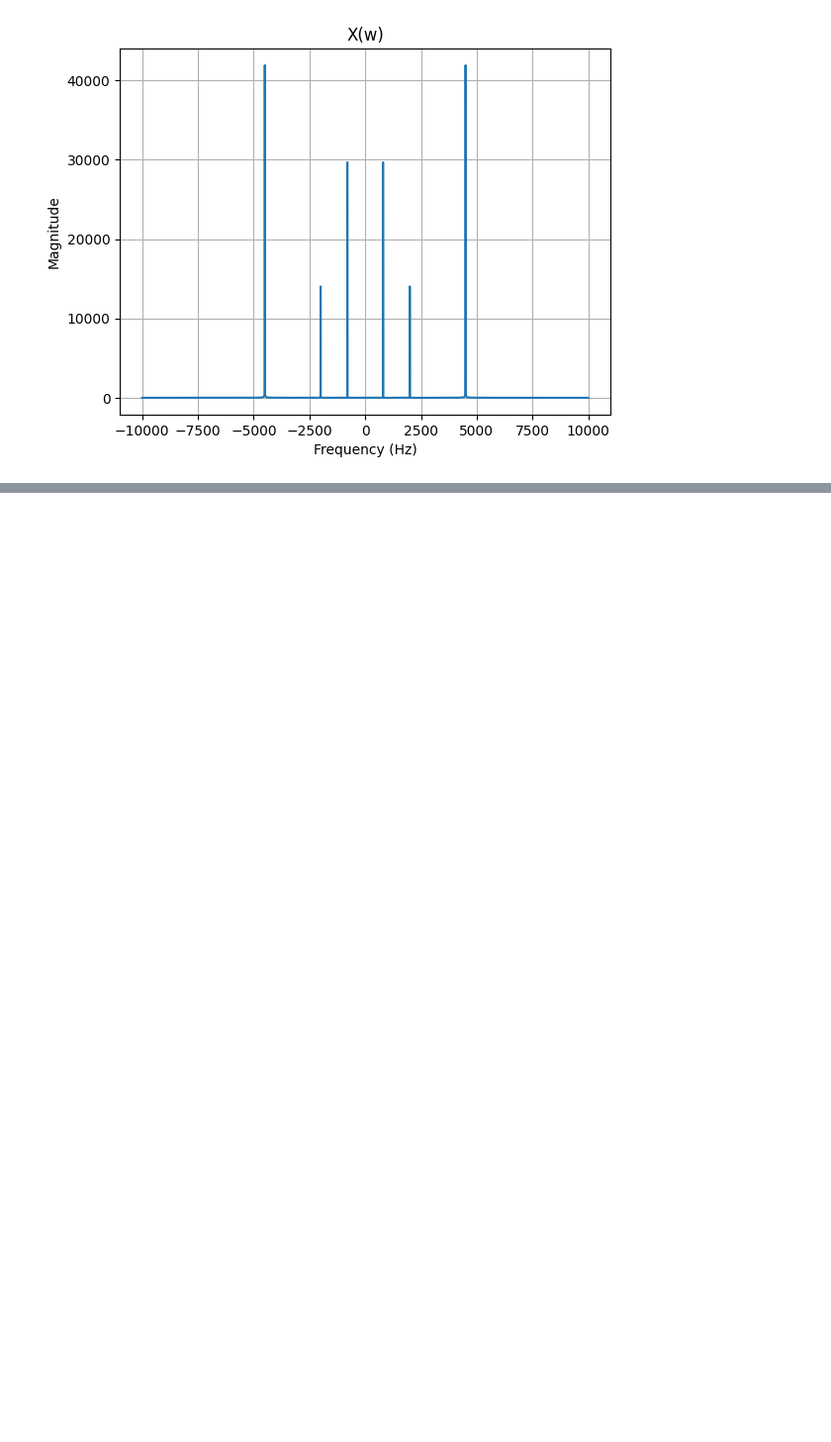
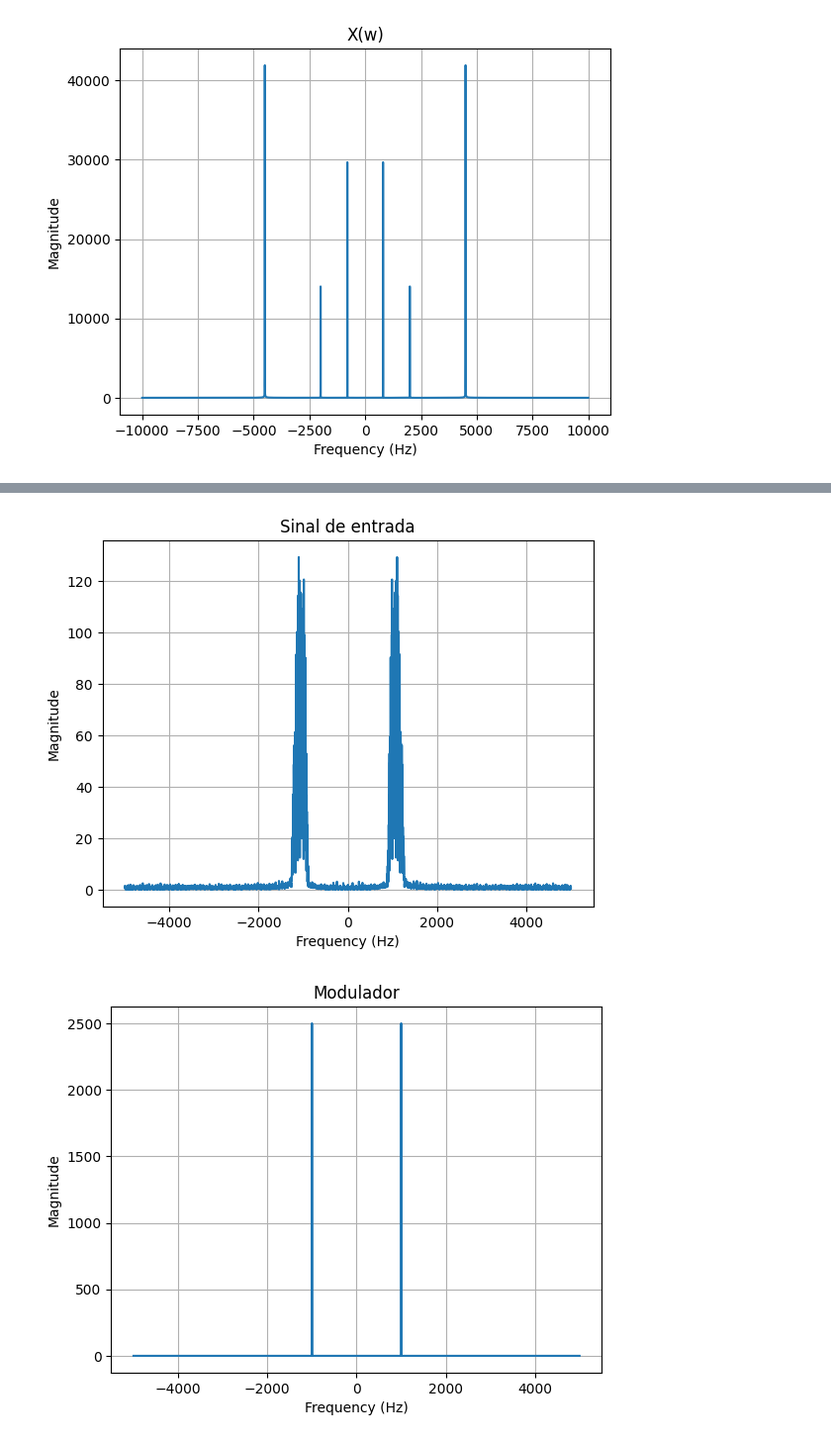
Before and after one commit to andrevale99/STD_DCA0107, a Jupyter notebook: U2/Lista_05/lista_05.ipynb, the cells around one changed output, grey strips where cells are left out. Shown at 99% size. Saved outputs shown, nothing was run; the diff lists cells and outputs as text; code cells hidden in the pictures; blank space fills up the shorter version.

```diff
--- a/U2/Lista_05/lista_05.ipynb
+++ b/U2/Lista_05/lista_05.ipynb
@@ -203,0 +229,31 @@ plotspec(x, Ts, "X(w)")
+# %%
+# Parâmetros do sinal
+time = 0.5  # tempo total
+Ts = 1 / 10000  # intervalo de amostragem
+N = int(time / Ts)  # Número de amostras
+sinal_ruidoso = np.random.randn(N)  # Gera o sinal de ruído branco
+
+t = np.arange(Ts, time+Ts, Ts)  # vetor de tempo
+
+fc = 1000  # frequência do cosseno modulador
+
+cmod = np.cos(2 * np.pi * fc * t)  # cosseno do modulador
+
+band = [2000, 2300]  # Desired pass band, Hz
+trans_width = 250    # Width of transition from pass to stop, Hz
+numtaps = 149         # Size of the FIR filter.
+edges = [0, band[0] - trans_width, band[0], band[1],
+         band[1] + trans_width, 0.5*Fs]
+
+taps_bb = signal.remez(numtaps, edges, [0, 1, 0], fs=Fs)
+
+sinal_de_entrada = signal.lfilter(taps_bb, 1, sinal_ruidoso)
+
+y = cmod * sinal_de_entrada  # multiplicação do sinal de entrada pelo modulador
+
+plotspec(sinal_de_entrada, Ts, "Sinal de entrada")
+plotspec(cmod, Ts, "Modulador")
+plotspec(y, Ts, "Entrada * Modulador")
+# %% [output]
+[figure, added]
+[figure, added]
```
Also changed, not shown: parts of 28 cells of this notebook.
